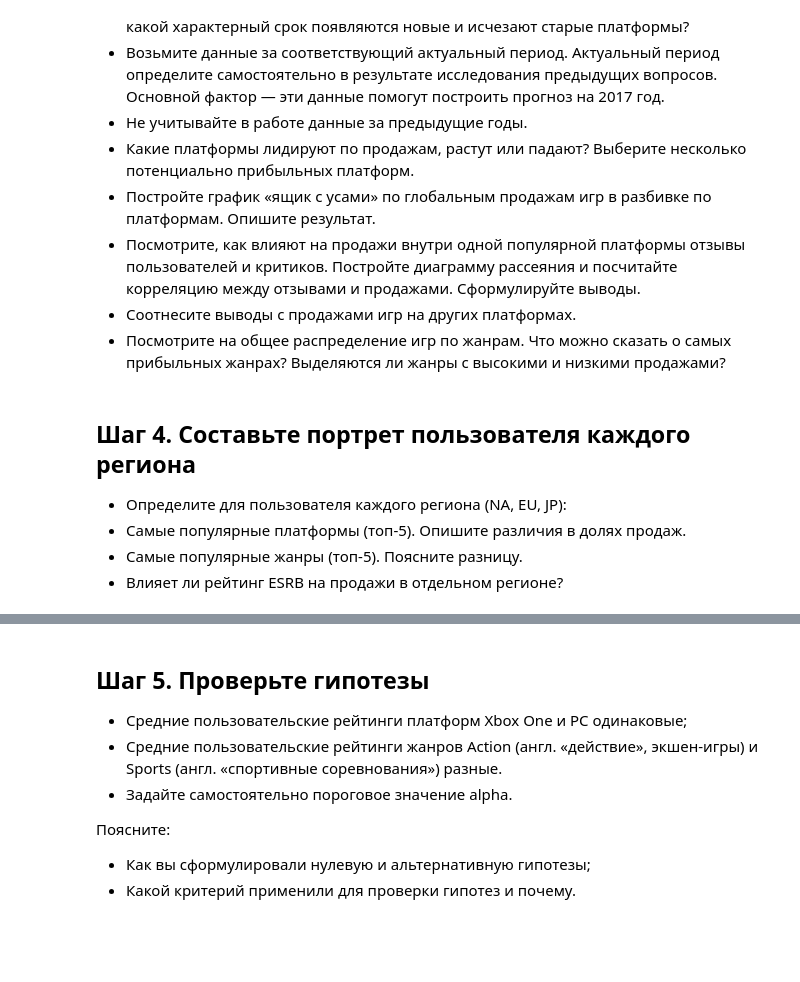
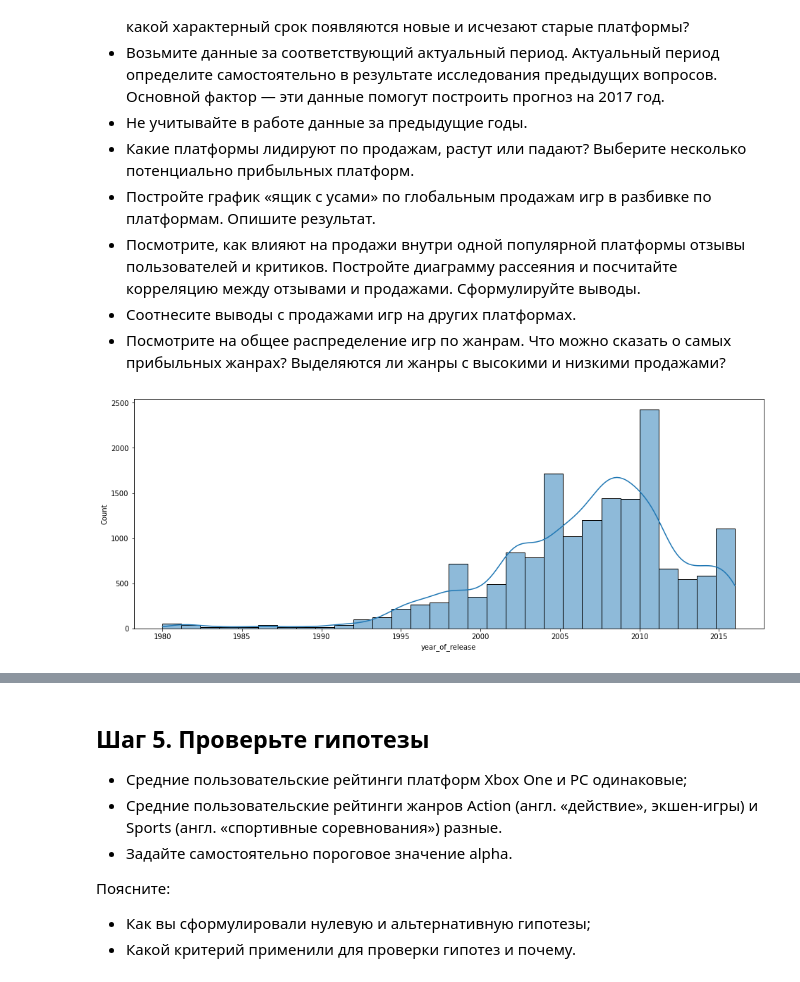
Before and after one commit to karimovdo/python3, a Jupyter notebook: project3.ipynb, the cells around one changed output, grey strips where cells are left out. Cells and saved outputs as stored; diff of their text form; code cells hidden in the pictures; blank space fills up the shorter version.

```diff
--- a/project3.ipynb
+++ b/project3.ipynb
@@ -221,9 +218,8 @@ for i in range(len(data['year_of_release'])):
 * Посмотрите, как влияют на продажи внутри одной популярной платформы отзывы пользователей и критиков. Постройте диаграмму рассеяния и посчитайте корреляцию между отзывами и продажами. Сформулируйте выводы.
 * Соотнесите выводы с продажами игр на других платформах.
 * Посмотрите на общее распределение игр по жанрам. Что можно сказать о самых прибыльных жанрах? Выделяются ли жанры с высокими и низкими продажами?
-# %% [markdown]
-## Шаг 4. Составьте портрет пользователя каждого региона
-* Определите для пользователя каждого региона (NA, EU, JP):
-* Самые популярные платформы (топ-5). Опишите различия в долях продаж.
-* Самые популярные жанры (топ-5). Поясните разницу.
-* Влияет ли рейтинг ESRB на продажи в отдельном регионе?
+# %%
+plt.figure(figsize=(16, 6))
+sns.histplot(data=data, x="year_of_release", kde=True, bins=30);
+# %% [output]
+[figure, added]
```
Also changed, not shown: parts of 37 cells of this notebook.
